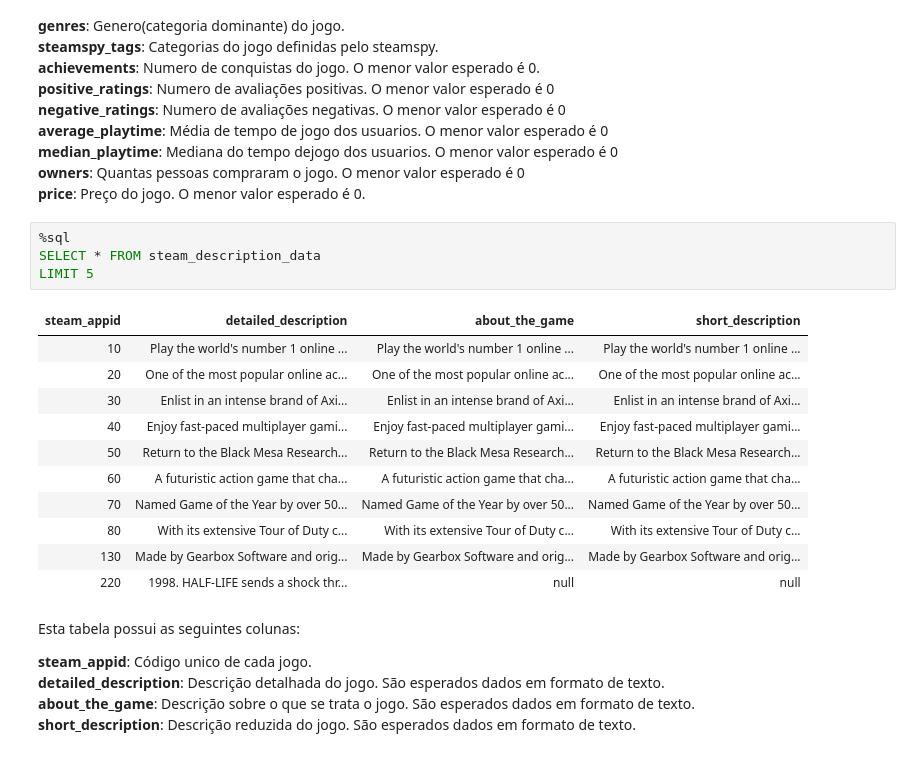
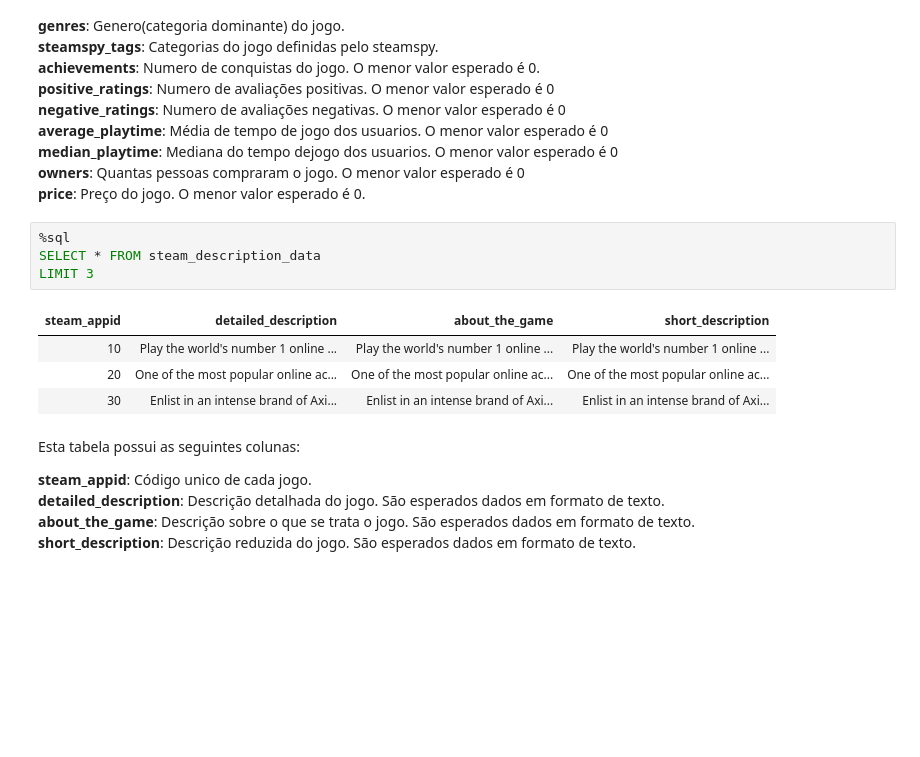
Before and after one commit to kranov582/mvp-3, a Jupyter notebook: MVP-3.ipynb, the cells around one changed output. Saved outputs shown, nothing was run; the diff lists cells and outputs as text; blank space fills up the shorter version.

```diff
--- a/MVP-3.ipynb
+++ b/MVP-3.ipynb
@@ -100,19 +93,12 @@ Esta tabela possui as seguintes colunas:
 # %%
 %sql
 SELECT * FROM steam_description_data
-LIMIT 5
+LIMIT 3
 # %% [output]
 | steam_appid | detailed_description | about_the_game | short_description |
 | 10 | Play the world's number 1 online ... | Play the world's number 1 online ... | Play the world's number 1 online ... |
 | 20 | One of the most popular online ac... | One of the most popular online ac... | One of the most popular online ac... |
 | 30 | Enlist in an intense brand of Axi... | Enlist in an intense brand of Axi... | Enlist in an intense brand of Axi... |
-| 40 | Enjoy fast-paced multiplayer gami... | Enjoy fast-paced multiplayer gami... | Enjoy fast-paced multiplayer gami... |
-| 50 | Return to the Black Mesa Research... | Return to the Black Mesa Research... | Return to the Black Mesa Research... |
-| 60 | A futuristic action game that cha... | A futuristic action game that cha... | A futuristic action game that cha... |
-| 70 | Named Game of the Year by over 50... | Named Game of the Year by over 50... | Named Game of the Year by over 50... |
-| 80 | With its extensive Tour of Duty c... | With its extensive Tour of Duty c... | With its extensive Tour of Duty c... |
-| 130 | Made by Gearbox Software and orig... | Made by Gearbox Software and orig... | Made by Gearbox Software and orig... |
-| 220 | 1998. HALF-LIFE sends a shock thr... | null | null |
 # %% [markdown]
 Esta tabela possui as seguintes colunas:
 
```
Also changed, not shown: parts of 2 cells of this notebook.
